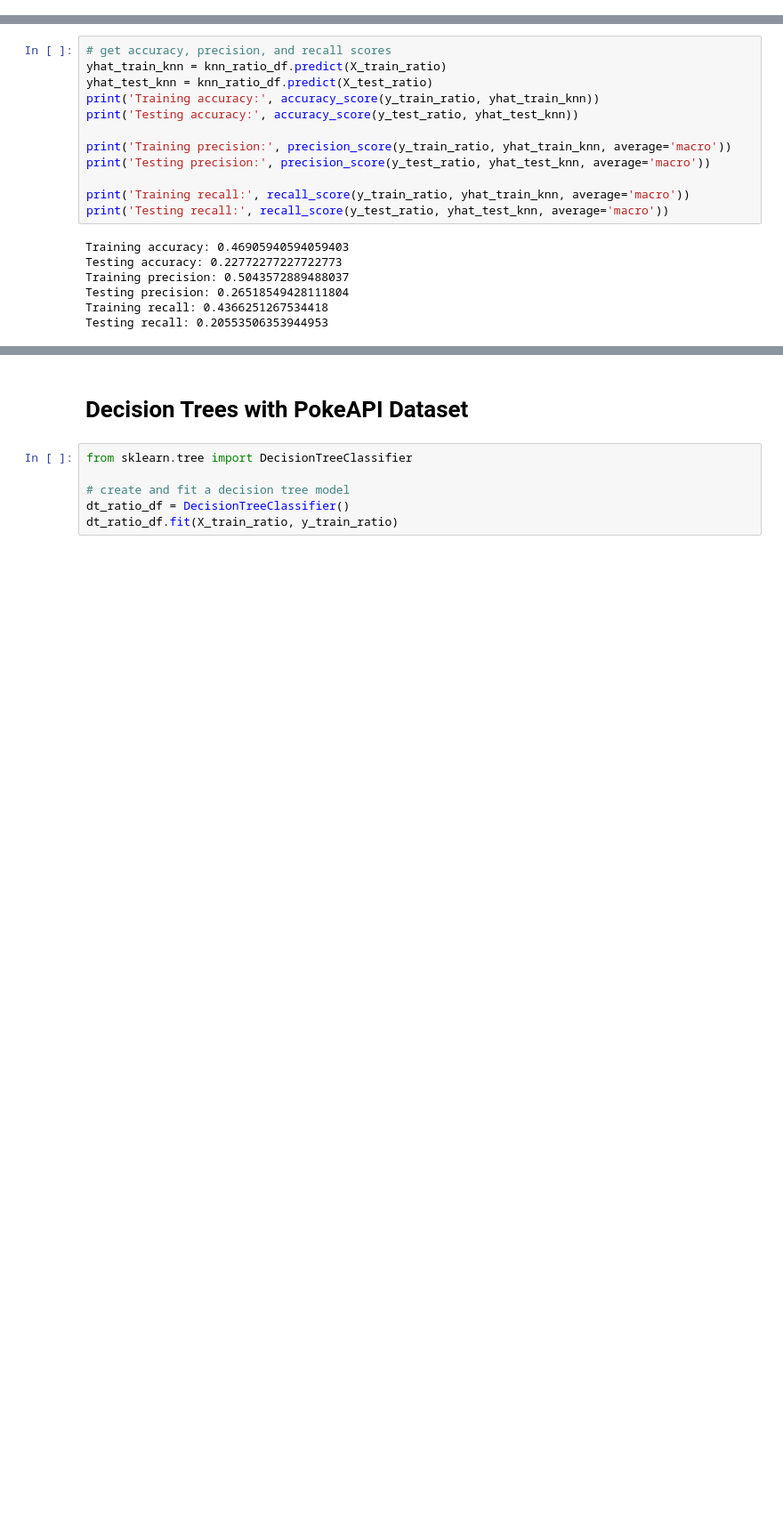
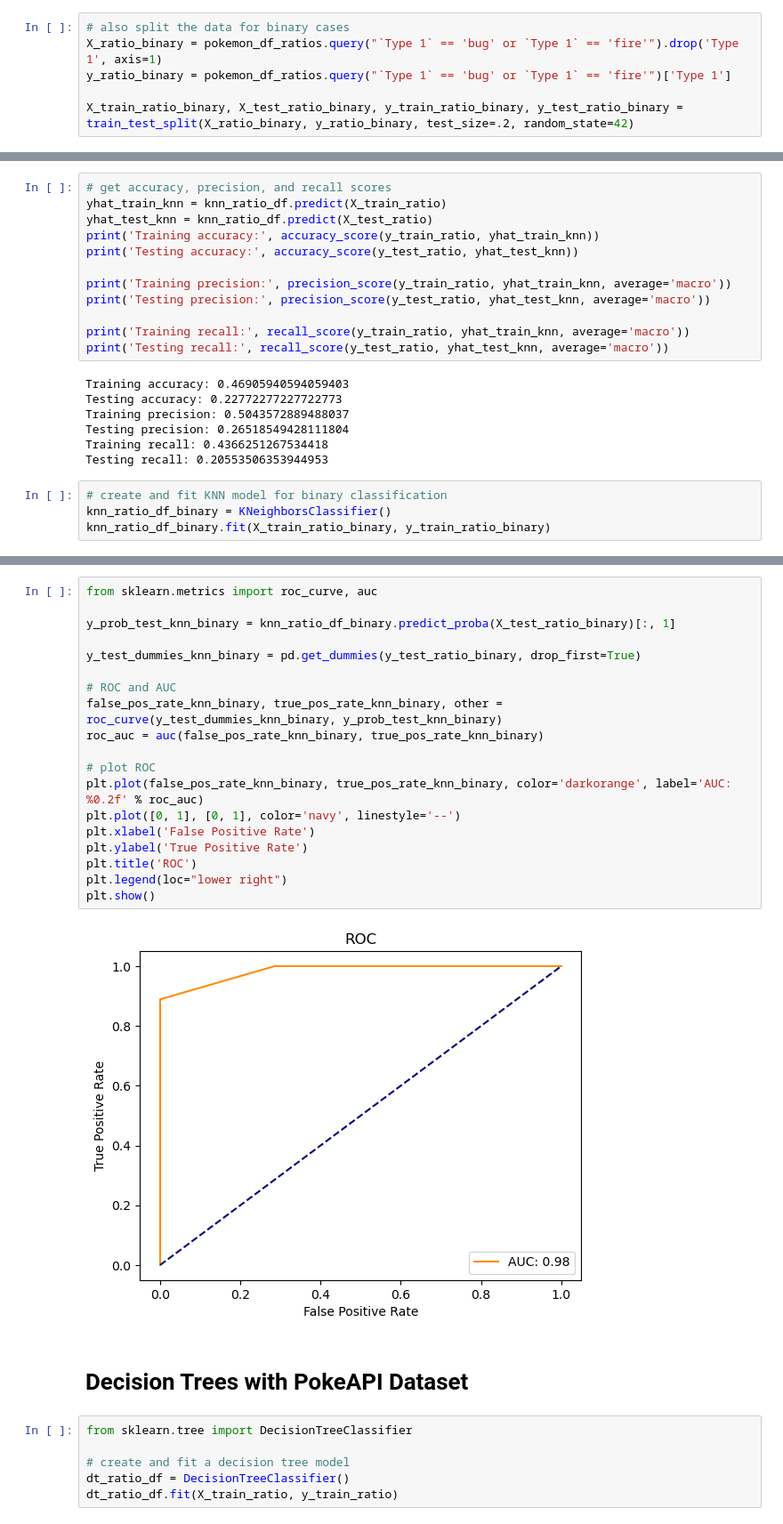
Before and after one commit to mokuda2/486mlproject, a Jupyter notebook: Pokemon Type Classification.ipynb, the cells around one changed output, grey strips where cells are left out. Shown: that part at 89% size. Drawn from its saved outputs; the diff is of its cells as text; blank space fills up the shorter version.

```diff
--- a/Pokemon Type Classification.ipynb
+++ b/Pokemon Type Classification.ipynb
@@ -550,5 +638,11 @@ y_ratio = pokemon_df_stat_ratios['Type 1']
 
 X_train_ratio, X_test_ratio, y_train_ratio, y_test_ratio = train_test_split(X_ratio, y_ratio, test_size=.2, random_state=42)
+# %%
+# also split the data for binary cases
+X_ratio_binary = pokemon_df_ratios.query("`Type 1` == 'bug' or `Type 1` == 'fire'").drop('Type 1', axis=1)
+y_ratio_binary = pokemon_df_ratios.query("`Type 1` == 'bug' or `Type 1` == 'fire'")['Type 1']
+
+X_train_ratio_binary, X_test_ratio_binary, y_train_ratio_binary, y_test_ratio_binary = train_test_split(X_ratio_binary, y_ratio_binary, test_size=.2, random_state=42)
 # %%
 from sklearn.neighbors import KNeighborsClassifier
 from sklearn.metrics import accuracy_score, precision_score, recall_score
@@ -577,3 +671,7 @@ Training precision: 0.5043572889488037
 Testing precision: 0.26518549428111804
 Training recall: 0.4366251267534418
 Testing recall: 0.20553506353944953
+# %%
+# create and fit KNN model for binary classification
+knn_ratio_df_binary = KNeighborsClassifier()
+knn_ratio_df_binary.fit(X_train_ratio_binary, y_train_ratio_binary)
@@ -580,3 +699,24 @@ Testing recall: 0.20553506353944953
+# %%
+from sklearn.metrics import roc_curve, auc
+
+y_prob_test_knn_binary = knn_ratio_df_binary.predict_proba(X_test_ratio_binary)[:, 1]
+
+y_test_dummies_knn_binary = pd.get_dummies(y_test_ratio_binary, drop_first=True)
+
+# ROC and AUC
+false_pos_rate_knn_binary, true_pos_rate_knn_binary, other = roc_curve(y_test_dummies_knn_binary, y_prob_test_knn_binary)
+roc_auc = auc(false_pos_rate_knn_binary, true_pos_rate_knn_binary)
+
+# plot ROC
+plt.plot(false_pos_rate_knn_binary, true_pos_rate_knn_binary, color='darkorange', label='AUC: %0.2f' % roc_auc)
+plt.plot([0, 1], [0, 1], color='navy', linestyle='--')
+plt.xlabel('False Positive Rate')
+plt.ylabel('True Positive Rate')
+plt.title('ROC')
+plt.legend(loc="lower right")
+plt.show()
+# %% [output]
+[figure, added]
 # %% [markdown]
 # Decision Trees with PokeAPI Dataset
 # %%
```
Also changed, not shown: parts of 64 cells of this notebook, 3 other files.
